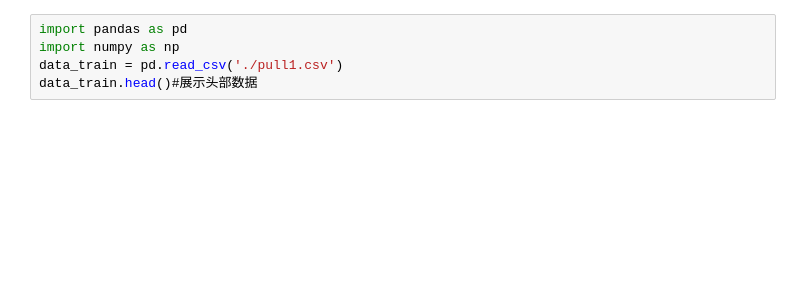
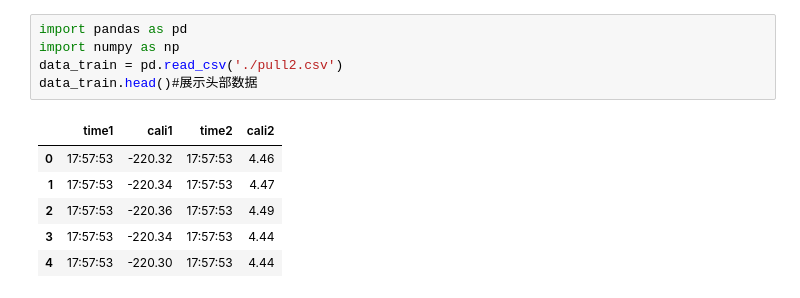
Before and after one commit to parkjhun00/Force_visualization, a Jupyter notebook: calibration/calibration.ipynb, the cells around one changed output. Saved outputs shown, nothing was run; the diff lists cells and outputs as text; blank space fills up the shorter version.

```diff
--- a/calibration/calibration.ipynb
+++ b/calibration/calibration.ipynb
@@ -1,5 +1,12 @@
 # %%
 import pandas as pd
 import numpy as np
-data_train = pd.read_csv('./pull1.csv')
+data_train = pd.read_csv('./pull2.csv')
 data_train.head()#展示头部数据
+# %% [output]
+|  | time1 | cali1 | time2 | cali2 |
+| 0 | 17:57:53 | -220.32 | 17:57:53 | 4.46 |
+| 1 | 17:57:53 | -220.34 | 17:57:53 | 4.47 |
+| 2 | 17:57:53 | -220.36 | 17:57:53 | 4.49 |
+| 3 | 17:57:53 | -220.34 | 17:57:53 | 4.44 |
+| 4 | 17:57:53 | -220.30 | 17:57:53 | 4.44 |
```
Also changed, not shown: parts of 7 cells of this notebook, 9 other files.
